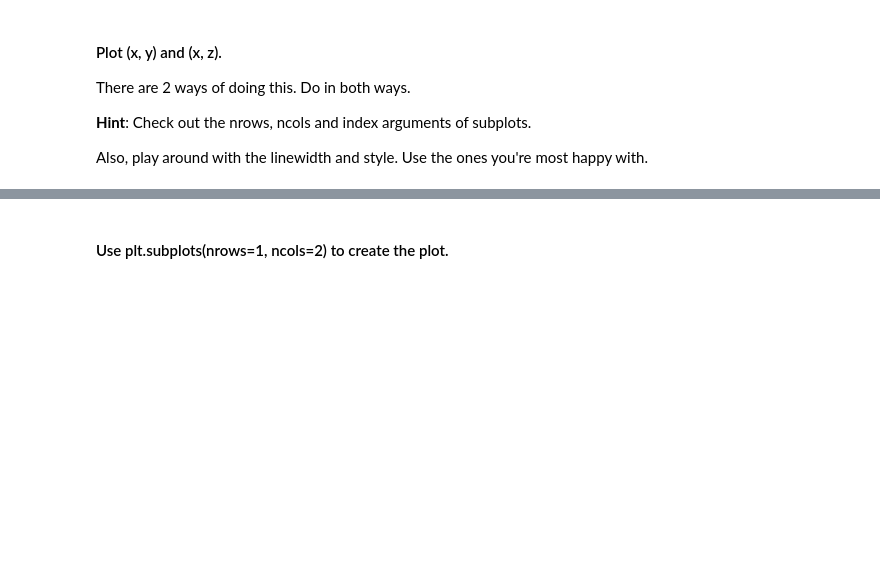
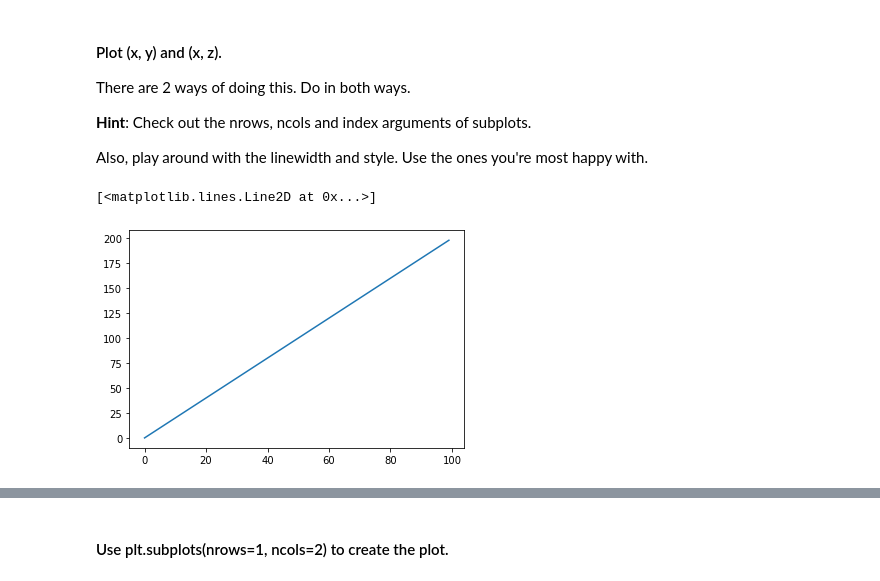
Before and after one commit to ta-datapt-bcn/lab-matplotlib-seaborn, a Jupyter notebook: your-code/main.ipynb, the cells around one changed output, grey strips where cells are left out. Drawn from its saved outputs; the diff is of its cells as text; code cells hidden in the pictures; blank space fills up the shorter version.

Commit message:
lab matplotlib and seaborn done

```diff
--- a/your-code/main.ipynb
+++ b/your-code/main.ipynb
@@ -27,0 +28,5 @@ Also, play around with the linewidth and style. Use the ones you're most happy w
+# %%
+plt.plot(x,y)
+# %% [output]
+[<matplotlib.lines.Line2D at 0x...>]
+[figure, added]
```
Also changed, not shown: parts of 87 cells of this notebook, 4 other files.
